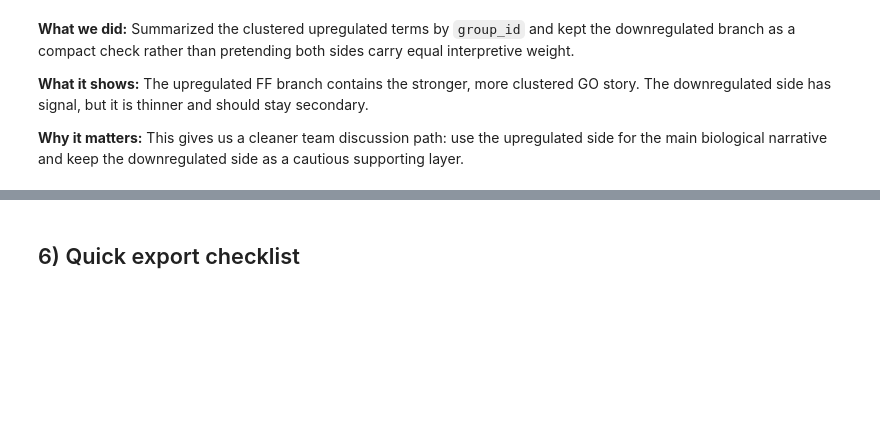
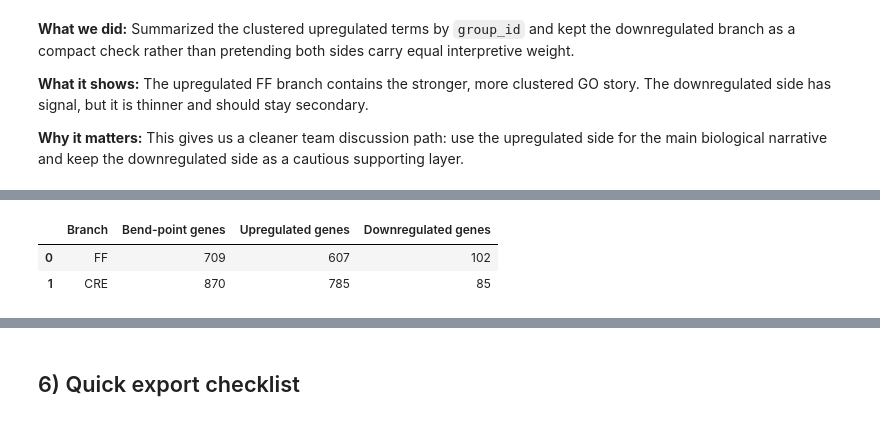
Before and after one commit to pzg8794/mouse_group_project_work, a Jupyter notebook: notebooks/mouse_differential_expression_ff_shinygo_style.ipynb, the cells around one changed output, grey strips where cells are left out. Saved outputs shown, nothing was run; the diff lists cells and outputs as text; code cells hidden in the pictures; blank space fills up the shorter version.

```diff
--- a/notebooks/mouse_differential_expression_ff_shinygo_style.ipynb
+++ b/notebooks/mouse_differential_expression_ff_shinygo_style.ipynb
@@ -415,0 +420,44 @@ display(down_summary)
+# %%
+CRE_DIR = ROOT / 'differential_expression_all20' / 'derived_analysis' / 'ipsi_vs_contra_in_cre'
+CRE_OUTDIR = CRE_DIR / 'shinygo_style_shared'
+CRE_OUTDIR.mkdir(exist_ok=True)
+COMPARE_OUTDIR = ROOT / 'differential_expression_all20' / 'derived_analysis' / 'ff_cre_branch_comparison'
+COMPARE_OUTDIR.mkdir(exist_ok=True)
+
+cre_selected = pd.read_csv(CRE_DIR / 'selected_genes_bendpoint.tsv', sep='\t')
+cre_symbols = selected[['gene_id']].copy()
+if (CRE_DIR / 'selected_genes_bendpoint_gene_symbols.tsv').exists():
+    cre_symbols = pd.read_csv(CRE_DIR / 'selected_genes_bendpoint_gene_symbols.tsv', sep='\t').drop_duplicates()
+cre_symbol_map = dict(zip(cre_symbols.get('gene_id', []), cre_symbols.get('symbol', []))) if 'symbol' in cre_symbols.columns else symbol_map
+
+cre_up_ids = cre_selected.loc[cre_selected['log2FoldChange'] > 0, 'gene_id'].tolist()
+cre_down_ids = cre_selected.loc[cre_selected['log2FoldChange'] < 0, 'gene_id'].tolist()
+
+_cre_symbol_map_old = symbol_map.copy()
+symbol_map.update(cre_symbol_map)
+CRE_UP_RAW, CRE_UP_MEMBERS = call_gprofiler_with_membership(cre_up_ids, 'CRE upregulated')
+CRE_DOWN_RAW, CRE_DOWN_MEMBERS = call_gprofiler_with_membership(cre_down_ids, 'CRE downregulated')
+symbol_map.clear()
+symbol_map.update(_cre_symbol_map_old)
+
+CRE_UP = shinygo_default_table(CRE_UP_RAW, CRE_UP_MEMBERS, top_n=20)
+CRE_DOWN = shinygo_default_table(CRE_DOWN_RAW, CRE_DOWN_MEMBERS, top_n=12)
+cre_chart = CRE_UP.sort_values(['fold_enrichment', 'p_value'], ascending=[False, True]).copy()
+
+CRE_UP_RAW.to_csv(CRE_OUTDIR / 'gprofiler_up_with_membership.tsv', sep='\t', index=False)
+CRE_DOWN_RAW.to_csv(CRE_OUTDIR / 'gprofiler_down_with_membership.tsv', sep='\t', index=False)
+CRE_UP_MEMBERS.to_csv(CRE_OUTDIR / 'gprofiler_up_term_gene_membership.tsv', sep='\t', index=False)
+CRE_DOWN_MEMBERS.to_csv(CRE_OUTDIR / 'gprofiler_down_term_gene_membership.tsv', sep='\t', index=False)
+CRE_UP.to_csv(CRE_OUTDIR / 'gprofiler_up_shinygo_default.tsv', sep='\t', index=False)
+CRE_DOWN.to_csv(CRE_OUTDIR / 'gprofiler_down_shinygo_default.tsv', sep='\t', index=False)
+
+display(pd.DataFrame({
+    'Branch': ['FF', 'CRE'],
+    'Bend-point genes': [len(selected), len(cre_selected)],
+    'Upregulated genes': [len(up_ids), len(cre_up_ids)],
+    'Downregulated genes': [len(down_ids), len(cre_down_ids)],
+}))
+# %% [output]
+|  | Branch | Bend-point genes | Upregulated genes | Downregulated genes |
+| 0 | FF | 709 | 607 | 102 |
+| 1 | CRE | 870 | 785 | 85 |
```
Also changed, not shown: parts of 7 cells of this notebook.
